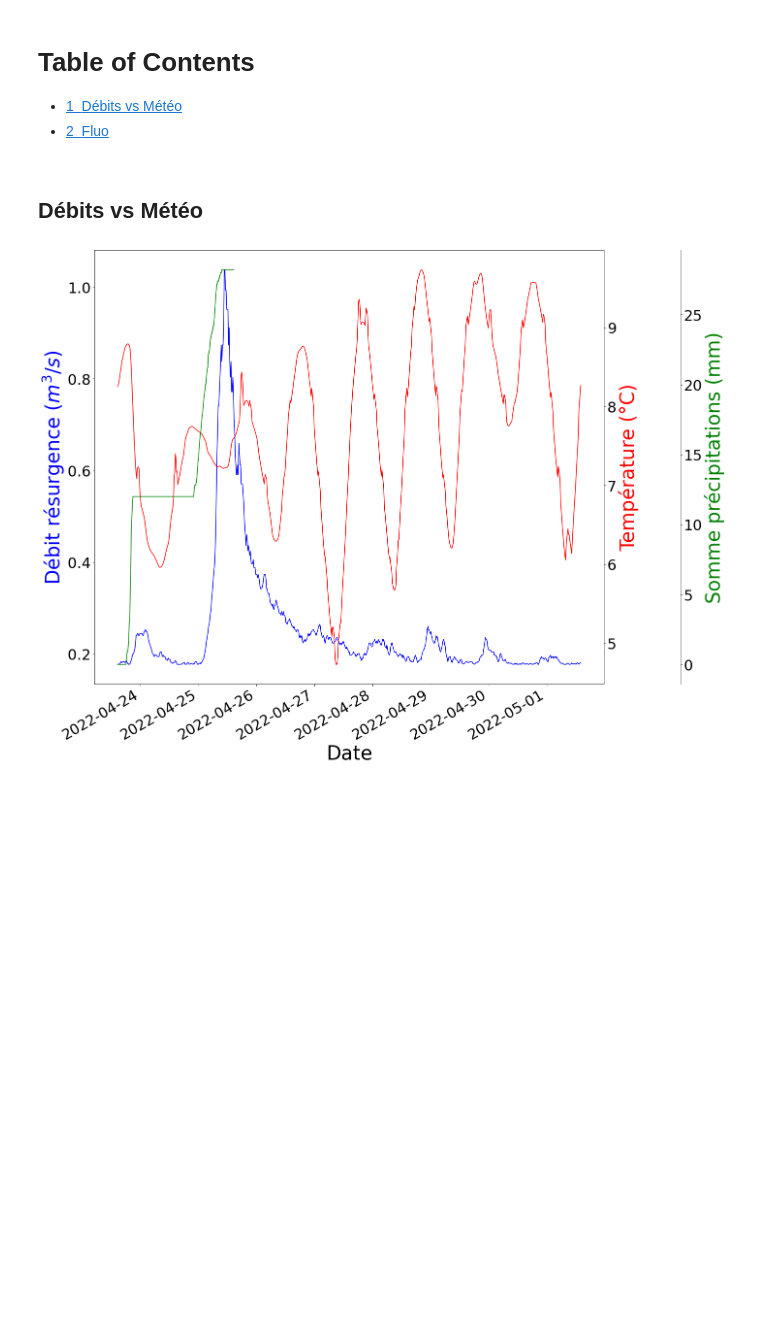
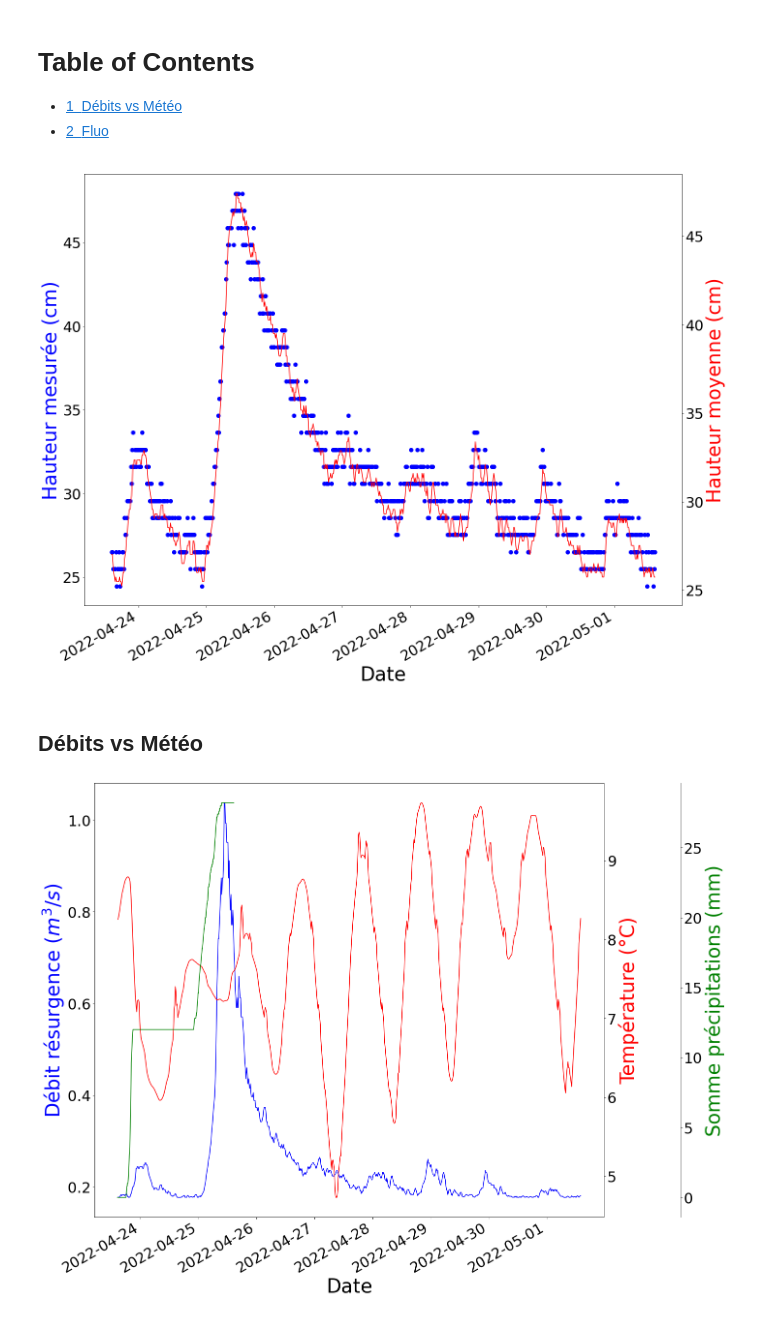
Before and after one commit to BenoitURRUTY/Data_tracage_avril22, a Jupyter notebook: Traçage.ipynb, the cells around one changed output. Saved outputs shown, nothing was run; the diff lists cells and outputs as text; code cells hidden in the pictures; blank space fills up the shorter version.

```diff
--- a/Traçage.ipynb
+++ b/Traçage.ipynb
@@ -67,6 +67,29 @@ for i in range(len(Q.index)):
         m[i]=m[i-1]+dt*Q['Débit résurgence (m3/s)'].values[i]
 
 Q['Volume eau (m3)']=m
+# %%
+# Hauteur eau
+fig=plt.figure()
+ax=plt.gca()
+
+ax1=ax.twinx()
+
+
+Q.plot(ax=ax,y="Hauteur (cm)",marker='o',linestyle = 'None',c='b',legend=False,markersize=8)
+Q.plot(ax=ax1,y="Hauteur moyenne (cm)",c='r',legend=False)
+
+ax.yaxis.label.set_color('b')
+ax1.yaxis.label.set_color('r')
+
+ax.set_ylabel(r'Hauteur mesurée (cm)')
+ax1.set_ylabel(r'Hauteur moyenne (cm)')
+
+fig.autofmt_xdate(bottom=0.2, rotation=30, ha='right', which='major')
+
+plt.tight_layout()
+plt.savefig('hauteur_eau.pdf')
+# %% [output]
+[figure, added]
 # %% [markdown]
 ## Débits vs Météo
 # %%
```
Also changed, not shown: parts of 18 cells of this notebook, 22 other files.
